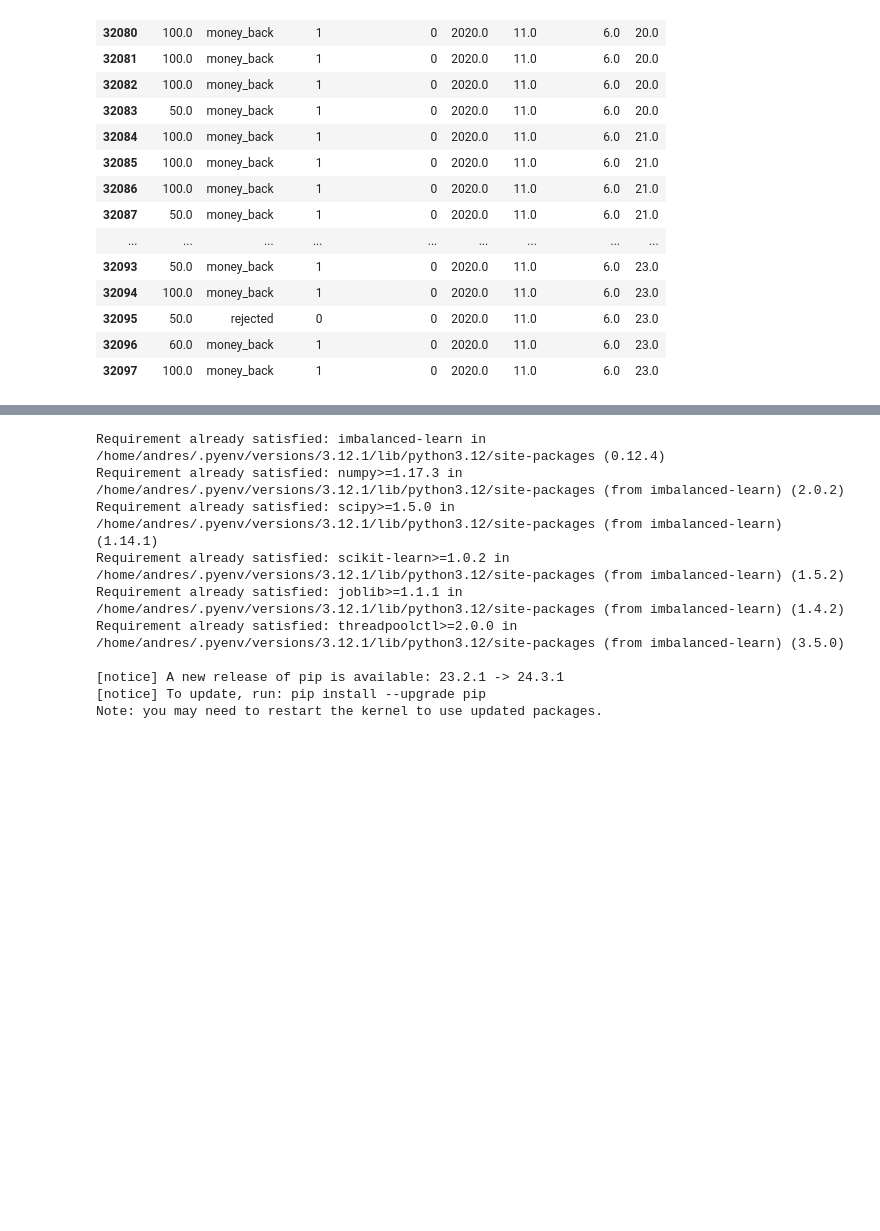
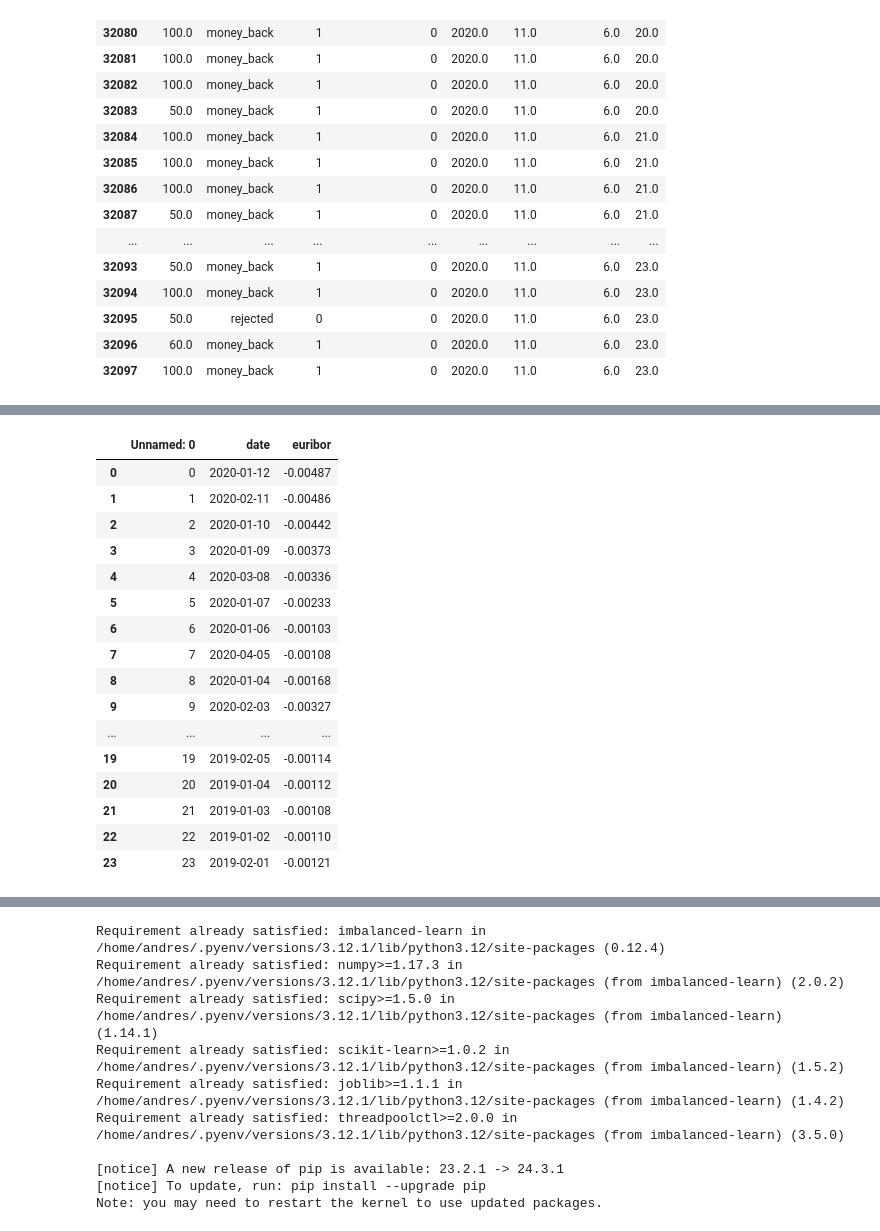
Before and after one commit to DataScience-UOC-projects/monayvi, a Jupyter notebook: notebooks/10-logistic-regression.ipynb, the cells around one changed output, grey strips where cells are left out. Cells and saved outputs as stored; diff of their text form; code cells hidden in the pictures; blank space fills up the shorter version.

```diff
--- a/notebooks/10-logistic-regression.ipynb
+++ b/notebooks/10-logistic-regression.ipynb
@@ -434,0 +434,27 @@ cash_df.head(10)
+# %%
+euribor_df = pd.read_csv("../data/euribor.csv", index_col=None)
+euribor_df['euribor'] = (
+    euribor_df['euribor']
+    .str.replace('%', '', regex=False)  # Remove the '%' symbol
+    .str.replace(',', '.', regex=False)  # Replace ',' with '.'
+    .astype(float) / 100  # Convert to float and divide by 100
+)
+euribor_df
+# %% [output]
+|  | Unnamed: 0 | date | euribor |
+| 0 | 0 | 2020-01-12 | -0.00487 |
+| 1 | 1 | 2020-02-11 | -0.00486 |
+| 2 | 2 | 2020-01-10 | -0.00442 |
+| 3 | 3 | 2020-01-09 | -0.00373 |
+| 4 | 4 | 2020-03-08 | -0.00336 |
+| 5 | 5 | 2020-01-07 | -0.00233 |
+| 6 | 6 | 2020-01-06 | -0.00103 |
+| 7 | 7 | 2020-04-05 | -0.00108 |
+| 8 | 8 | 2020-01-04 | -0.00168 |
+| 9 | 9 | 2020-02-03 | -0.00327 |
+| ... | ... | ... | ... |
+| 19 | 19 | 2019-02-05 | -0.00114 |
+| 20 | 20 | 2019-01-04 | -0.00112 |
+| 21 | 21 | 2019-01-03 | -0.00108 |
+| 22 | 22 | 2019-01-02 | -0.00110 |
+| 23 | 23 | 2019-02-01 | -0.00121 |
```
Also changed, not shown: parts of 10 cells of this notebook.
